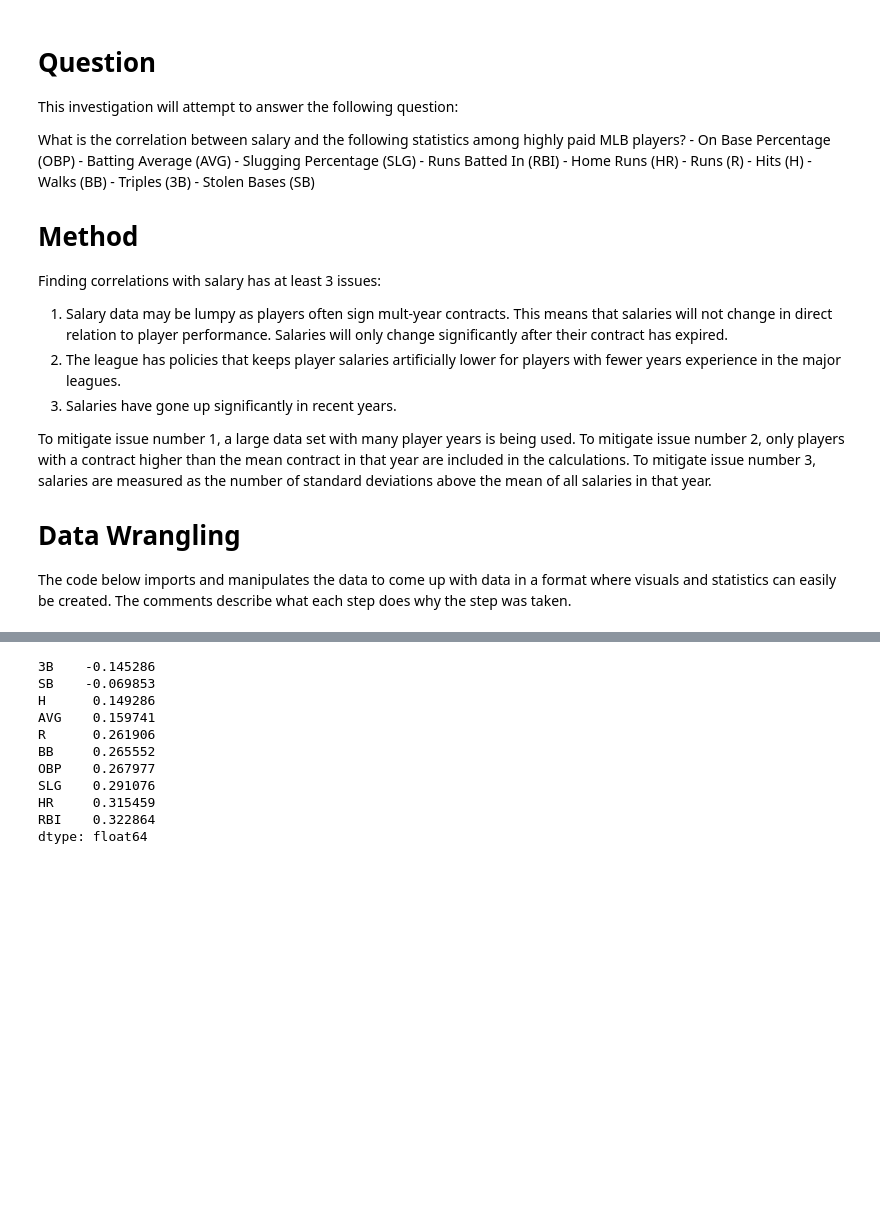
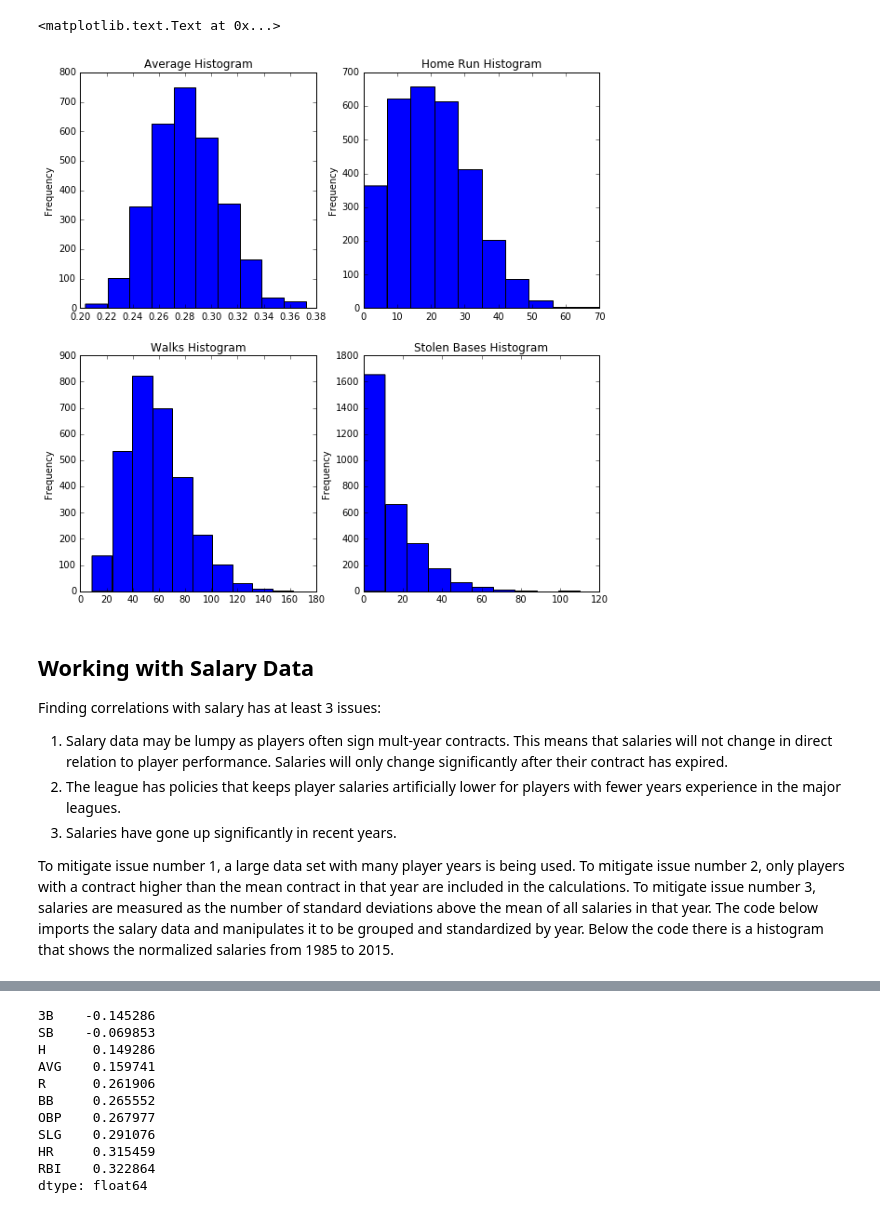
Before and after one commit to nathanhtcox/UD_Baseball_Project, a Jupyter notebook: Baseball Investigation.ipynb, the cells around one changed output, grey strips where cells are left out. Saved outputs shown, nothing was run; the diff lists cells and outputs as text; code cells hidden in the pictures; blank space fills up the shorter version.

```diff
--- a/Baseball Investigation.ipynb
+++ b/Baseball Investigation.ipynb
@@ -1,28 +42,46 @@
+# %%
+import pandas as pd
+import matplotlib.pyplot as plt
+
+%matplotlib inline
+
+#import batting data
+batting = pd.read_csv('baseballdatabank-master/core/Batting.csv')
+
+#Remove player seasons missing data, less than 500 at bats and years prior to 1985 (no salary info available)
+#Player seasons with less than 500 at bats may not have reliable statistics (counting stats like RBI, HR, and H will be much lower for a player with fewer at bats).
+#A player with fewer at bats (possibly due to injury) will still receive their full salary.  This skews the data.
+#A player generally has 600-700 at bats in a season where they remain healthy for most of the year
+batting=batting[pd.notnull(batting['AB'])]
+batting=batting.drop(batting[batting.yearID<1985].index)
+batting=batting.drop(batting[batting.AB<500].index)
+
+#calculate on-base percentage, batting average and slugging percentage
+batting['AVG'] = batting.H / batting.AB
+batting['AVG'] = batting['AVG'].round(3)
+batting['OBP'] = (batting.H + batting.BB + batting.HBP) / (batting.AB + batting.BB + batting.HBP + batting.SF)
+batting['OBP'] = batting['OBP'].round(3)
+batting['SLG'] = (batting.H + batting['2B'] + 2*batting['3B']+ 2*batting.HR)/batting.AB
+batting['SLG'] = batting['SLG'].round(3)
+
+#plot a histogram for the following 4 statistics - AVG, HR, BB, SB
+
+fig, axes = plt.subplots(nrows=2, ncols=2, figsize=(10,10))
+
+batting['AVG'].plot(kind="hist", ax=axes[0,0]); axes[0,0].set_title('Average Histogram');
+batting['HR'].plot(kind="hist", ax=axes[0,1]); axes[0,1].set_title('Home Run Histogram');
+batting['BB'].plot(kind="hist", ax=axes[1,0]); axes[1,0].set_title('Walks Histogram');
+batting['SB'].plot(kind="hist", ax=axes[1,1]); axes[1,1].set_title('Stolen Bases Histogram');
+# %% [output]
+<matplotlib.text.Text at 0x...>
+[figure, added]
 # %% [markdown]
-# Question
-This investigation will attempt to answer the following question:
+## Working with Salary Data
 
-What is the correlation between salary and the following statistics among highly paid MLB players?
-    - On Base Percentage (OBP)
-    - Batting Average (AVG)
-    - Slugging Percentage (SLG)
-    - Runs Batted In (RBI)
-    - Home Runs (HR)
-    - Runs (R)
-    - Hits (H)
-    - Walks (BB)
-    - Triples (3B)
-    - Stolen Bases (SB)
-
-# Method
 Finding correlations with salary has at least 3 issues:
 
 1. Salary data may be lumpy as players often sign mult-year contracts. This means that salaries will not change in direct relation to player performance. Salaries will only change significantly after their contract has expired.
 2. The league has policies that keeps player salaries artificially lower for players with fewer years experience in the major leagues.
 3. Salaries have gone up significantly in recent years.
 
-To mitigate issue number 1, a large data set with many player years is being used. To mitigate issue number 2, only players with a contract higher than the mean contract in that year are included in the calculations. To mitigate issue number 3, salaries are measured as the number of standard deviations above the mean of all salaries in that year.
-
-
-# Data Wrangling
-The code below imports and manipulates the data to come up with data in a format where visuals and statistics can easily be created. The comments describe what each step does why the step was taken.
+To mitigate issue number 1, a large data set with many player years is being used. To mitigate issue number 2, only players with a contract higher than the mean contract in that year are included in the calculations. To mitigate issue number 3, salaries are measured as the number of standard deviations above the mean of all salaries in that year. The code below imports the salary data and manipulates it to be grouped and standardized by year. Below the code there is a histogram that shows the normalized salaries from 1985 to 2015.
```
Also changed, not shown: parts of 7 cells of this notebook, 1 other file.
